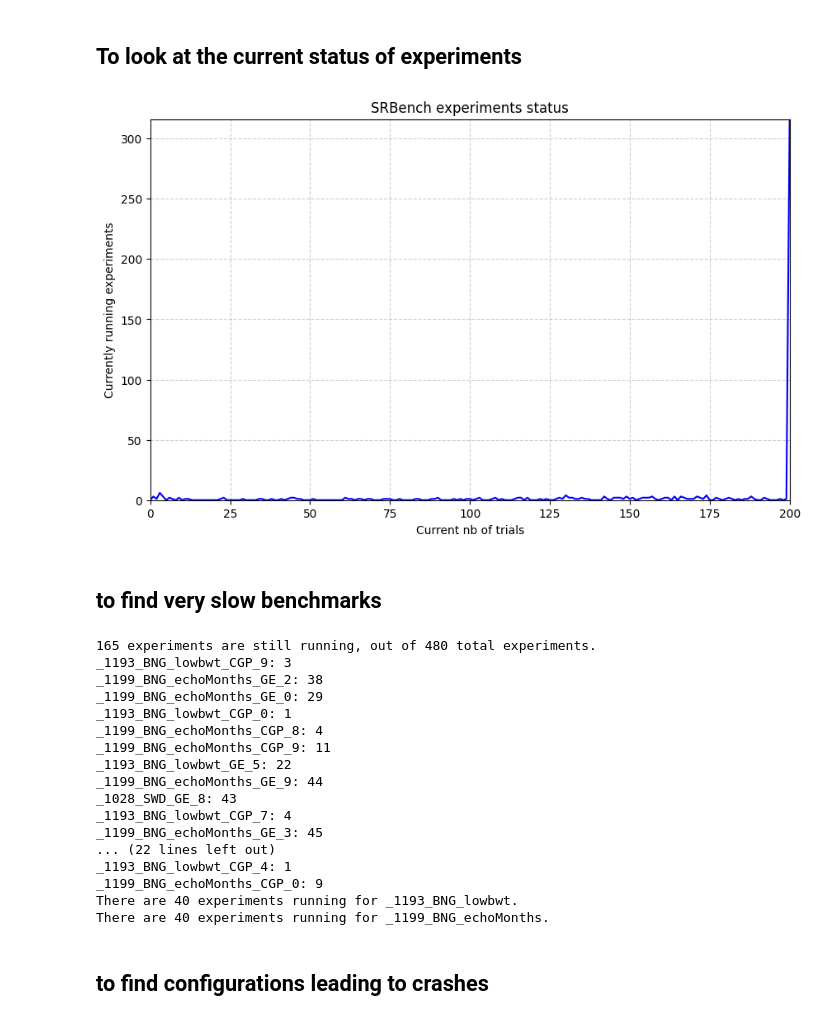
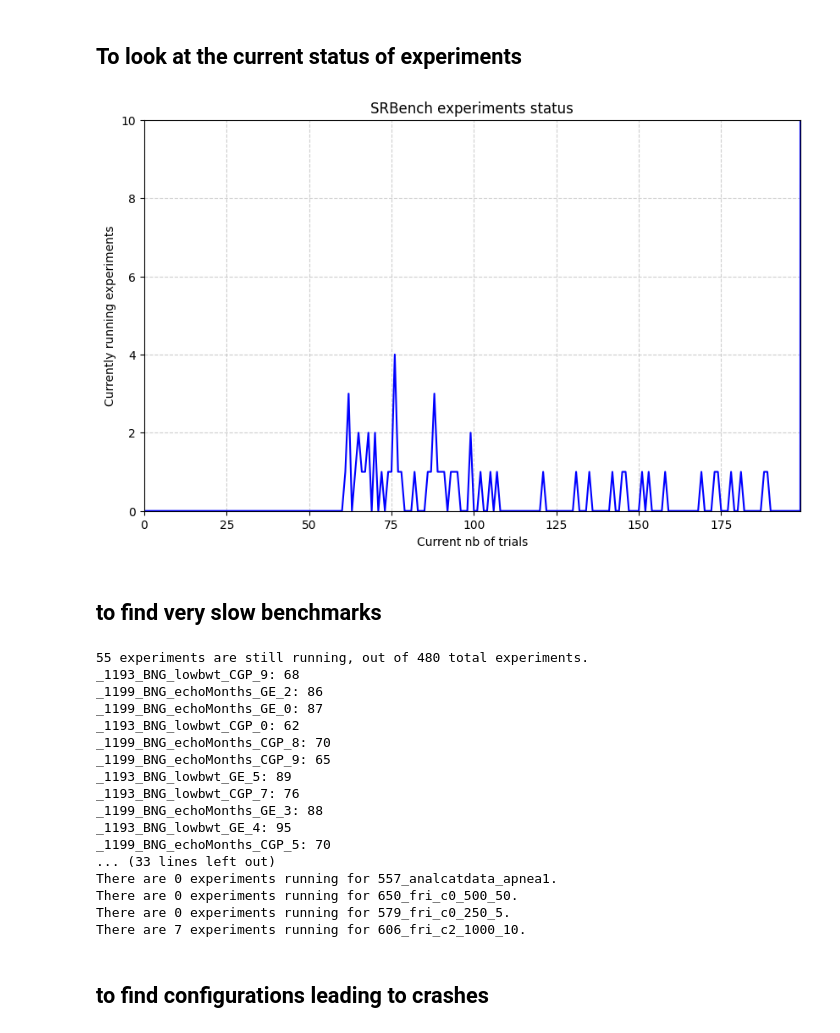
Before and after one commit to folivetti/TinyverseGP, a Jupyter notebook: experiments_scripts/check_results.ipynb, the cells around one changed output. Saved outputs shown, nothing was run; the diff lists cells and outputs as text; code cells hidden in the pictures.

```diff
--- a/experiments_scripts/check_results.ipynb
+++ b/experiments_scripts/check_results.ipynb
@@ -42,70 +42,67 @@ for base_path in Path().resolve().glob("smac3-output_*"):
 # %%
 import matplotlib.pyplot as plt
 from collections import Counter
 # Replace this with your list of integers
 data = list(running.values())
 
 # Calculate the frequency of each integer
 value_counts = Counter(data)
 for key in range(0,201):
     if key not in value_counts:
         value_counts[key] = 0
 values = sorted(value_counts.keys())
 probabilities = [value_counts[v] for v in values]
 
 # Plot the PMF as a curve
 plt.figure(figsize=(10, 6))
 plt.plot(values, probabilities, marker="", linestyle="-", color="b", markersize=4)
 
 # Add labels and title
 plt.title("SRBench experiments status")
 plt.xlabel("Current nb of trials")
 plt.ylabel("Currently running experiments")
 plt.grid(True, linestyle="--", alpha=0.6)
-plt.xlim(0,200)
-plt.ylim(0, max(probabilities) + 1)
+plt.xlim(0,199)
+plt.ylim(0, 10)
 # Show the plot
 plt.show()
 # %% [output]
-[figure, old version]
+[figure, new version]
 # %% [markdown]
 ## to find very slow benchmarks
 # %%
 print(f"{sum(value_counts.values())-value_counts[200]} experiments are still running, out of {sum(value_counts.values())} total experiments.")
 for k in running.keys():
-    if running[k]<50:
+    if running[k]<100:
         print(f"{k}: {running[k]}")
 
-name="_1193_BNG_lowbwt"
-number=0
-for k in running.keys():
-    if k.startswith(name):
-        number+=1
-print(f"There are {number} experiments running for {name}.")
-name = "_1199_BNG_echoMonths"
-number = 0
-for k in running.keys():
-    if k.startswith(name):
-        number += 1
-print(f"There are {number} experiments running for {name}.")
+for name in ['522_pm10', '678_visualizing_environmental', '192_vineyard', '1028_SWD',
+            '1199_BNG_echoMonths', '210_cloud', '1089_USCrime', '1193_BNG_lowbwt',
+            '557_analcatdata_apnea1', '650_fri_c0_500_50', '579_fri_c0_250_5', '606_fri_c2_1000_10',
+            ]:
+    number = 0
+    for k in running.keys():
+        if k.startswith('_'+name) and running[k] < 200:
+            number += 1
+    print(f"There are {number} experiments running for {name}.")
 # %% [output]
-165 experiments are still running, out of 480 total experiments.
-_1193_BNG_lowbwt_CGP_9: 3
-_1199_BNG_echoMonths_GE_2: 38
-_1199_BNG_echoMonths_GE_0: 29
-_1193_BNG_lowbwt_CGP_0: 1
-_1199_BNG_echoMonths_CGP_8: 4
-_1199_BNG_echoMonths_CGP_9: 11
-_1193_BNG_lowbwt_GE_5: 22
-_1199_BNG_echoMonths_GE_9: 44
-_1028_SWD_GE_8: 43
-_1193_BNG_lowbwt_CGP_7: 4
-_1199_BNG_echoMonths_GE_3: 45
-... (22 lines left out)
-_1193_BNG_lowbwt_CGP_4: 1
-_1199_BNG_echoMonths_CGP_0: 9
-There are 40 experiments running for _1193_BNG_lowbwt.
-There are 40 experiments running for _1199_BNG_echoMonths.
+55 experiments are still running, out of 480 total experiments.
+_1193_BNG_lowbwt_CGP_9: 68
+_1199_BNG_echoMonths_GE_2: 86
+_1199_BNG_echoMonths_GE_0: 87
+_1193_BNG_lowbwt_CGP_0: 62
+_1199_BNG_echoMonths_CGP_8: 70
+_1199_BNG_echoMonths_CGP_9: 65
+_1193_BNG_lowbwt_GE_5: 89
+_1193_BNG_lowbwt_CGP_7: 76
+_1199_BNG_echoMonths_GE_3: 88
+_1193_BNG_lowbwt_GE_4: 95
+_1199_BNG_echoMonths_CGP_5: 70
+... (33 lines left out)
+There are 0 experiments running for 557_analcatdata_apnea1.
+There are 0 experiments running for 650_fri_c0_500_50.
+There are 0 experiments running for 579_fri_c0_250_5.
+There are 7 experiments running for 606_fri_c2_1000_10.
 # %% [markdown]
 ## to find configurations leading to crashes
 # %%
```
Also changed, not shown: parts of 1 cell of this notebook.
